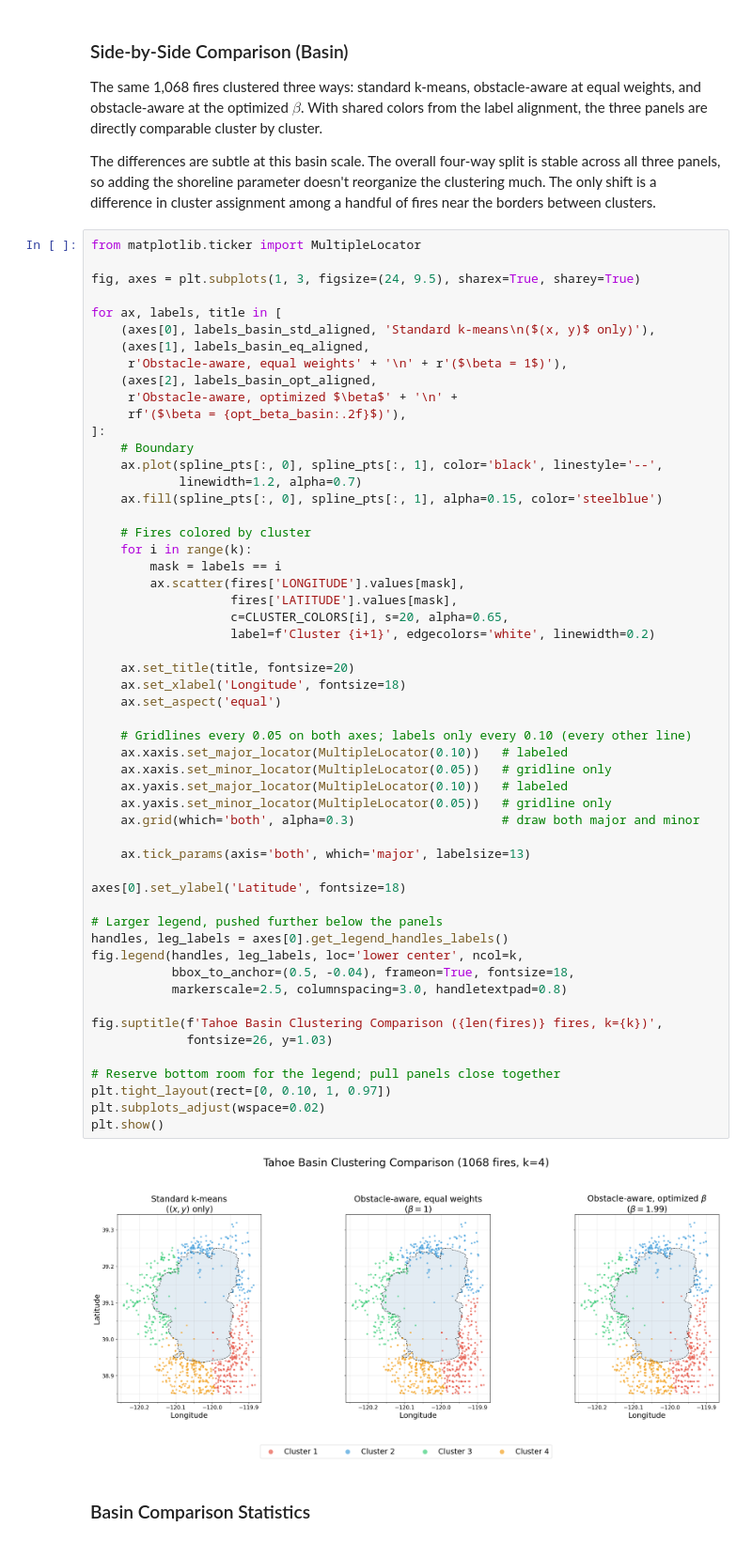
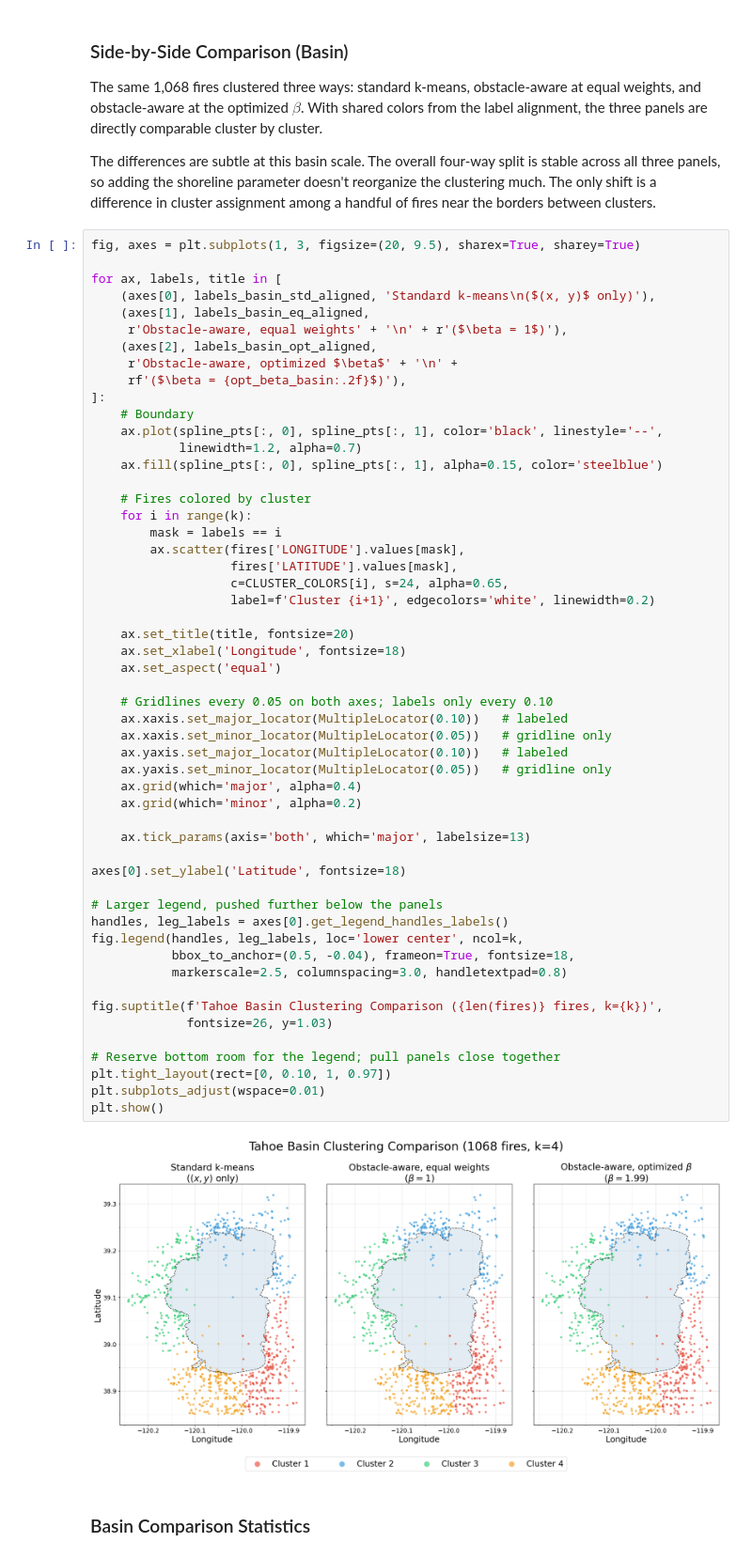
Before and after one commit to Michele-75/obstacle-aware-clustering, a Jupyter notebook: notebooks/02_tahoe_wildfires_clustered.ipynb, the cells around one changed output. Shown at 94% size. Saved outputs shown, nothing was run; the diff lists cells and outputs as text.

```diff
--- a/notebooks/02_tahoe_wildfires_clustered.ipynb
+++ b/notebooks/02_tahoe_wildfires_clustered.ipynb
@@ -864,9 +907,7 @@ The same 1,068 fires clustered three ways: standard k-means, obstacle-aware at e
 
 The differences are subtle at this basin scale. The overall four-way split is stable across all three panels, so adding the shoreline parameter doesn't reorganize the clustering much. The only shift is a difference in cluster assignment among a handful of fires near the borders between clusters.
 # %%
-from matplotlib.ticker import MultipleLocator
-
-fig, axes = plt.subplots(1, 3, figsize=(24, 9.5), sharex=True, sharey=True)
+fig, axes = plt.subplots(1, 3, figsize=(20, 9.5), sharex=True, sharey=True)
 
 for ax, labels, title in [
     (axes[0], labels_basin_std_aligned, 'Standard k-means\n($(x, y)$ only)'),
@@ -886,38 +927,39 @@ for ax, labels, title in [
         mask = labels == i
         ax.scatter(fires['LONGITUDE'].values[mask],
                    fires['LATITUDE'].values[mask],
-                   c=CLUSTER_COLORS[i], s=20, alpha=0.65,
+                   c=CLUSTER_COLORS[i], s=24, alpha=0.65,
                    label=f'Cluster {i+1}', edgecolors='white', linewidth=0.2)
 
     ax.set_title(title, fontsize=20)
     ax.set_xlabel('Longitude', fontsize=18)
     ax.set_aspect('equal')
 
-    # Gridlines every 0.05 on both axes; labels only every 0.10 (every other line)
+    # Gridlines every 0.05 on both axes; labels only every 0.10
     ax.xaxis.set_major_locator(MultipleLocator(0.10))   # labeled
     ax.xaxis.set_minor_locator(MultipleLocator(0.05))   # gridline only
     ax.yaxis.set_major_locator(MultipleLocator(0.10))   # labeled
     ax.yaxis.set_minor_locator(MultipleLocator(0.05))   # gridline only
-    ax.grid(which='both', alpha=0.3)                    # draw both major and minor
+    ax.grid(which='major', alpha=0.4)
+    ax.grid(which='minor', alpha=0.2)
 
     ax.tick_params(axis='both', which='major', labelsize=13)
 
 axes[0].set_ylabel('Latitude', fontsize=18)
 
 # Larger legend, pushed further below the panels
 handles, leg_labels = axes[0].get_legend_handles_labels()
 fig.legend(handles, leg_labels, loc='lower center', ncol=k,
            bbox_to_anchor=(0.5, -0.04), frameon=True, fontsize=18,
            markerscale=2.5, columnspacing=3.0, handletextpad=0.8)
 
 fig.suptitle(f'Tahoe Basin Clustering Comparison ({len(fires)} fires, k={k})',
              fontsize=26, y=1.03)
 
 # Reserve bottom room for the legend; pull panels close together
 plt.tight_layout(rect=[0, 0.10, 1, 0.97])
-plt.subplots_adjust(wspace=0.02)
+plt.subplots_adjust(wspace=0.01)
 plt.show()
 # %% [output]
-[figure, old version]
+[figure, new version]
 # %% [markdown]
 ### Basin Comparison Statistics
```
Also changed, not shown: parts of 42 cells of this notebook, 1 other file.
